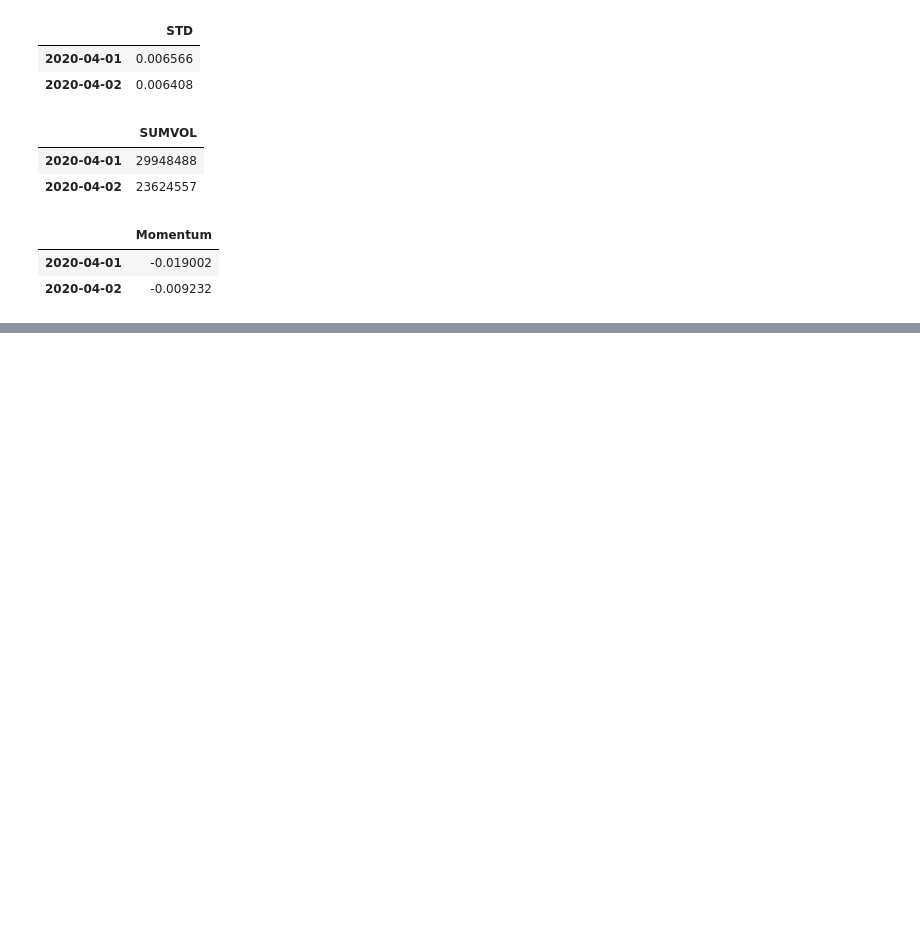
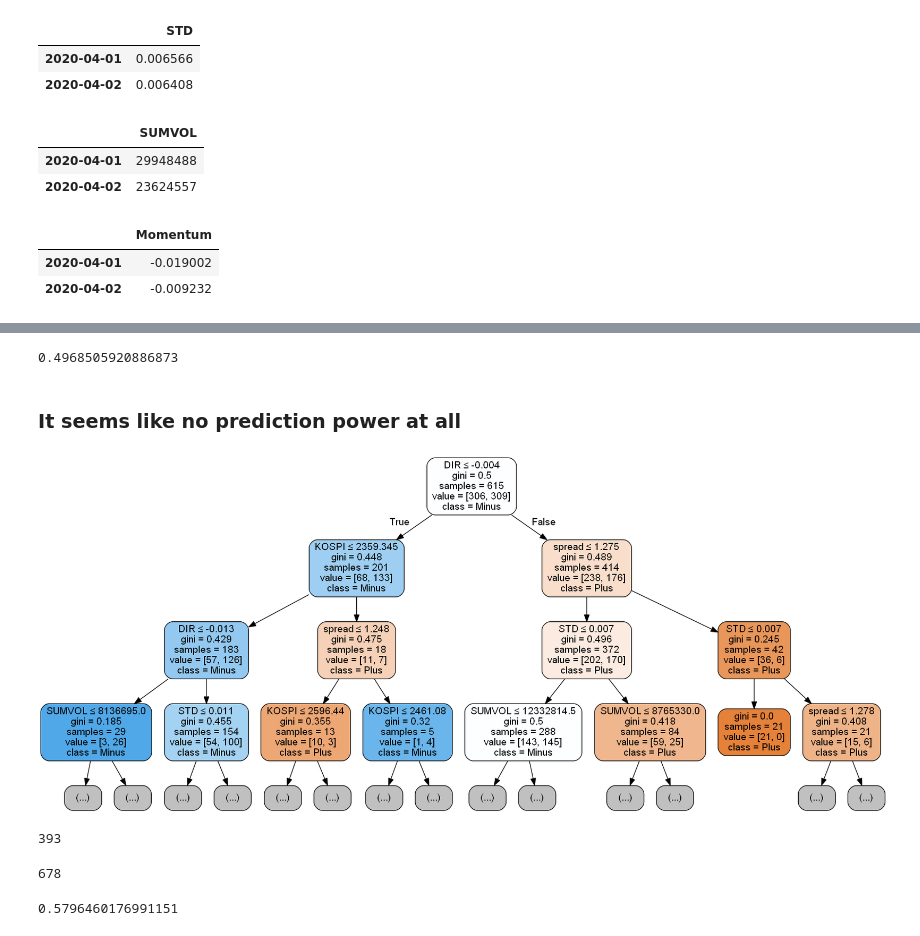
Before and after one commit to hossunny/StockTradingAutomation, a Jupyter notebook: MachineLearning/SpreadPrediction_DT.ipynb, the cells around one changed output, grey strips where cells are left out. Cells and saved outputs as stored; diff of their text form; code cells hidden in the pictures; blank space fills up the shorter version.

```diff
--- a/MachineLearning/SpreadPrediction_DT.ipynb
+++ b/MachineLearning/SpreadPrediction_DT.ipynb
@@ -583,0 +597,4 @@ pd.concat([test_Y,pd.DataFrame(clf.predict(test_Xs),index=test_Y.index, columns=
+# %%
+dtc = DecisionTreeClassifier()
+# %%
+dtc.fit(X_train,Y_train)
@@ -583,0 +609,6 @@ pd.concat([test_Y,pd.DataFrame(clf.predict(test_Xs),index=test_Y.index, columns=
+# %%
+(pred == Y_test.values).mean()
+# %% [output]
+0.4968505920886873
+# %% [markdown]
+### It seems like no prediction power at all
@@ -583,0 +617,10 @@ pd.concat([test_Y,pd.DataFrame(clf.predict(test_Xs),index=test_Y.index, columns=
+# %%
+dt_dot_data = tree.export_graphviz(dtc,out_file=None,feature_names=list(Xs.columns),
+                    class_names=['Plus','Minus'],filled=True,max_depth=3,
+                    rounded=True,special_characters=True)
+# %%
+dt_graph = pydotplus.graph_from_dot_data(dt_dot_data)
+# %%
+Image(dt_graph.create_png())
+# %% [output]
+[figure, added]
@@ -583,0 +629,12 @@ pd.concat([test_Y,pd.DataFrame(clf.predict(test_Xs),index=test_Y.index, columns=
+# %%
+len((np.sign(spd_diff.rolling(5,1).mean().shift(1) * (-1)) - np.sign(spd_diff))[lambda x : x['spread']==0])
+# %% [output]
+393
+# %%
+len(spd_diff)
+# %% [output]
+678
+# %%
+393/678
+# %% [output]
+0.5796460176991151
```
Also changed, not shown: parts of 39 cells of this notebook, 2 other files.
